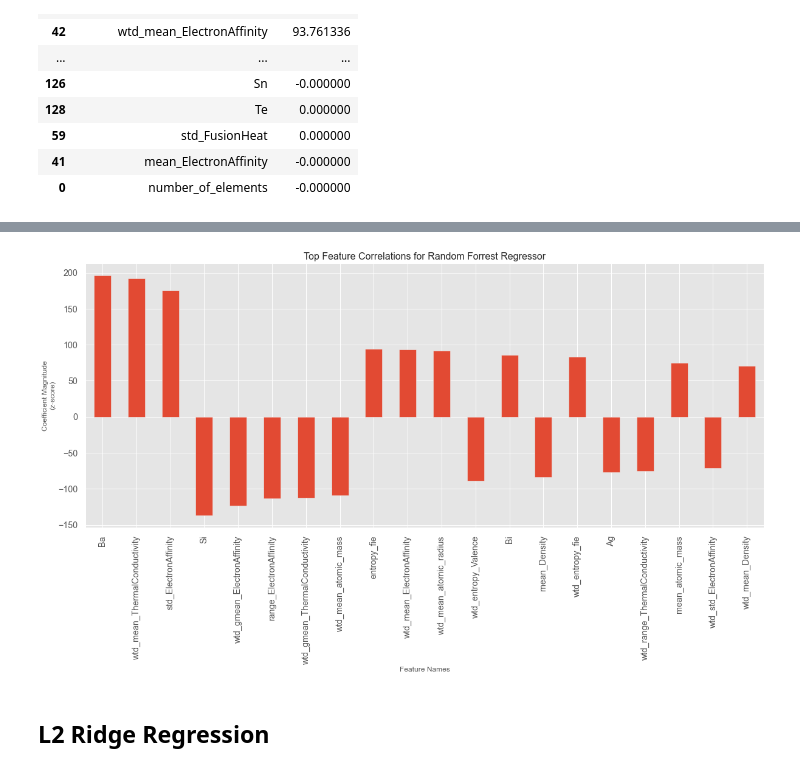
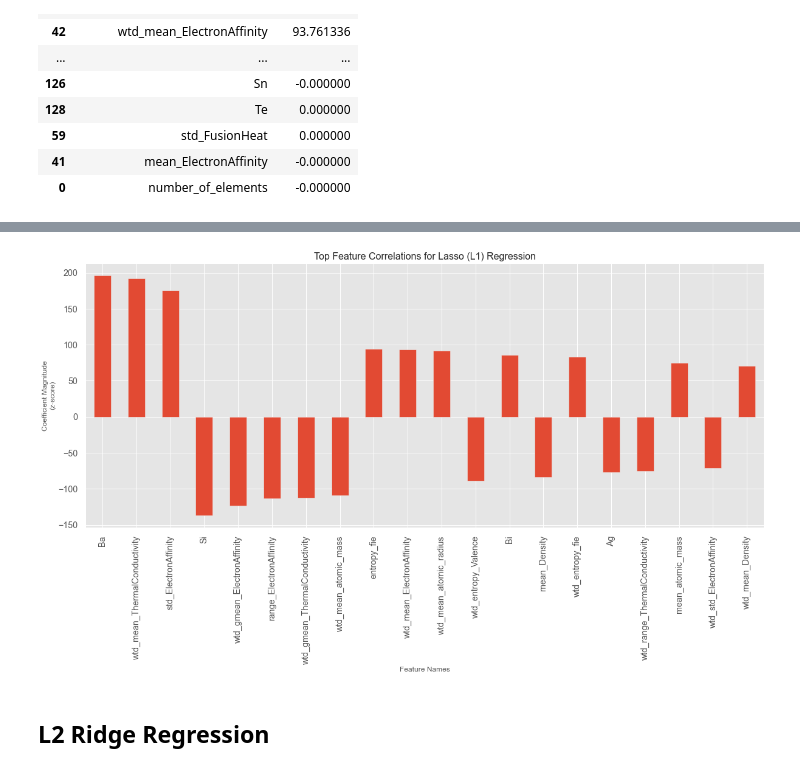
Before and after one commit to JosephLazarus/QTW, a Jupyter notebook: Case Study 1/Case Study 1-simplier.ipynb, the cells around one changed output, grey strips where cells are left out. Cells and saved outputs as stored; diff of their text form; code cells hidden in the pictures.

Commit message:
updated features importance plots

```diff
--- a/Case Study 1/Case Study 1-simplier.ipynb
+++ b/Case Study 1/Case Study 1-simplier.ipynb
@@ -755,19 +755,19 @@ Lasso_ft_imp_df.sort_values(by='absolute_weights', inplace=True, ascending=False
 # %%
 #Plot the model's feature importances
 # REFERENCE:  Eric Larson, https://github.com/eclarson/DataMiningNotebooks
 plt.style.use('ggplot')
 
 Lasso_wt_plt_df = Lasso_ft_imp_df.head(20)
 
 Lasso_weights = pd.Series(Lasso_wt_plt_df['weights'].values,index=Lasso_wt_plt_df['feature_names'])
 ax = Lasso_weights.plot(kind='bar', figsize=(20,8))
 
-ax.set_title("Top Feature Correlations for Random Forrest Regressor", fontsize=16)
+ax.set_title("Top Feature Correlations for Lasso (L1) Regression", fontsize=16)
 ax.set_ylabel("Coefficient Magnitude\n(z-score)")
 ax.set_xlabel("Feature Names")
 plt.show()
 # %% [output]
-[figure, old version]
+[figure, new version]
 # %% [markdown]
 ## L2 Ridge Regression
 # %%
```
Also changed, not shown: parts of 1 cell of this notebook.
